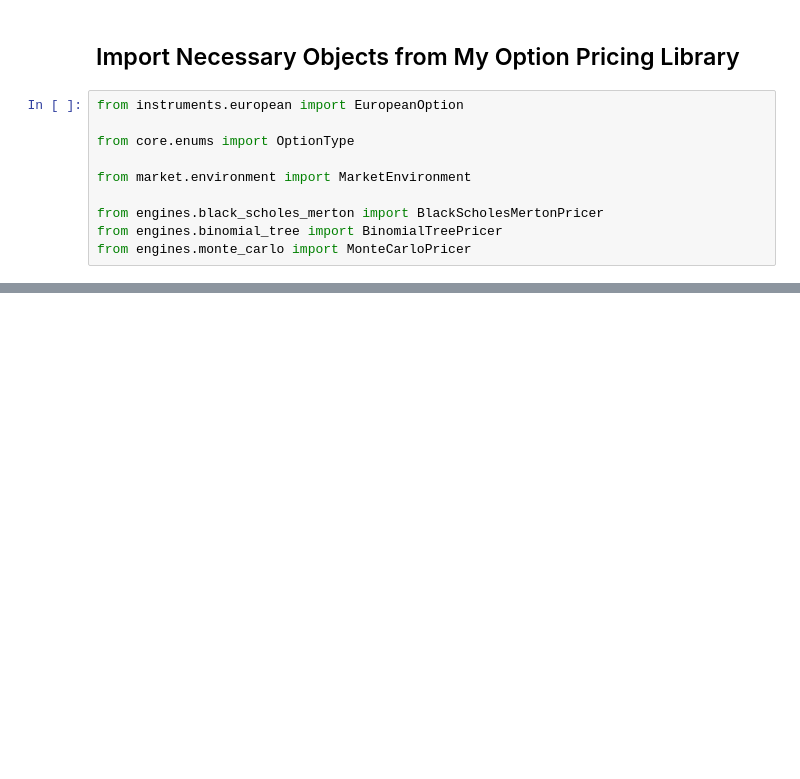
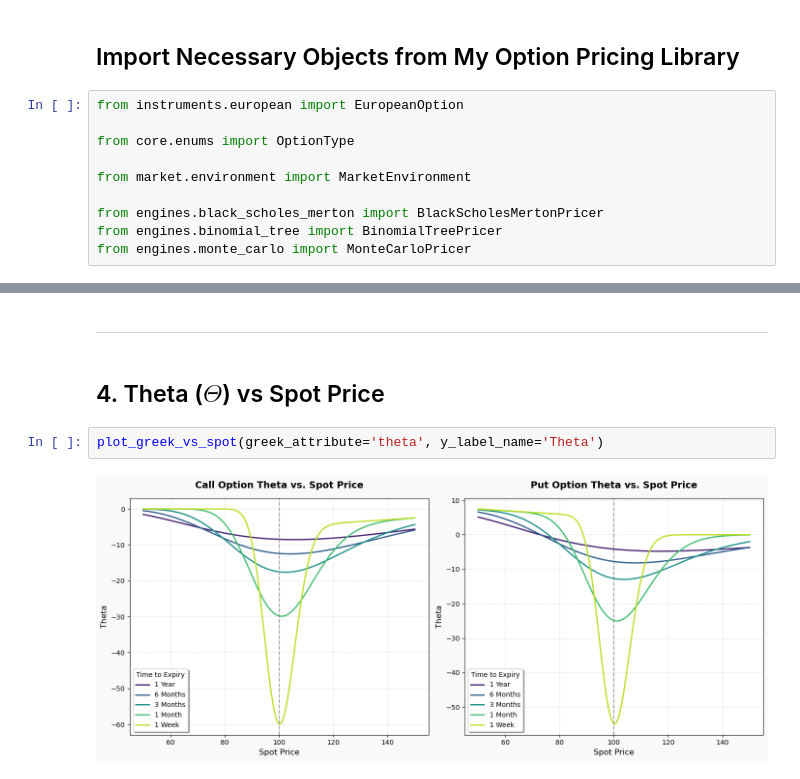
Before and after one commit to kristyna-create/option-pricing-library, a Jupyter notebook: notebooks/Greek Analysis.ipynb, the cells around one changed output, grey strips where cells are left out. Saved outputs shown, nothing was run; the diff lists cells and outputs as text; blank space fills up the shorter version.

```diff
--- a/notebooks/Greek Analysis.ipynb
+++ b/notebooks/Greek Analysis.ipynb
@@ -61,0 +185,8 @@ array([ 50.,  60.,  70.,  80.,  90., 100., 110., 120., 130., 140., 150.])
+# %% [markdown]
+---
+# %% [markdown]
+## 4. Theta ($\Theta$) vs Spot Price
+# %%
+plot_greek_vs_spot(greek_attribute='theta', y_label_name='Theta')
+# %% [output]
+[figure, added]
```
Also changed, not shown: parts of 36 cells of this notebook, 2 other files.
